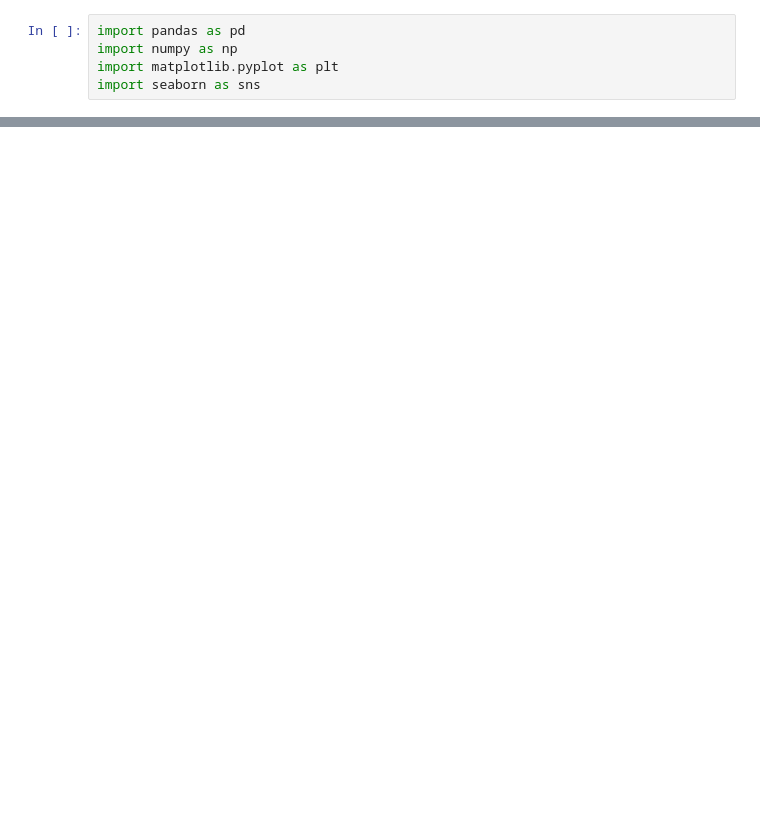
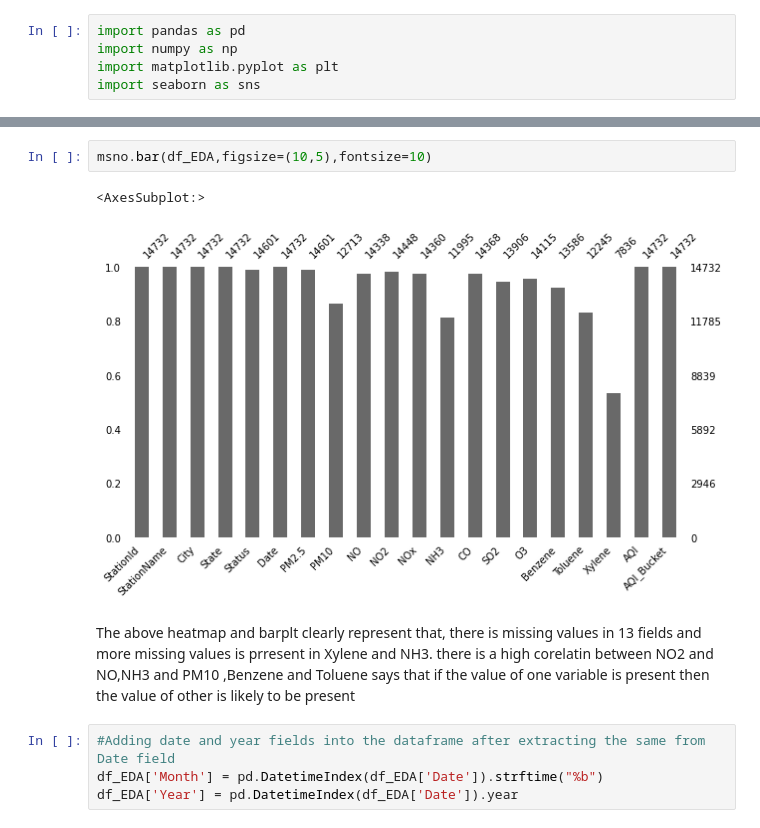
Before and after one commit to harikrish242/ICT_Main_Project, a Jupyter notebook: Air quality index predictor_main_project.ipynb, the cells around one changed output, grey strips where cells are left out. Drawn from its saved outputs; the diff is of its cells as text; blank space fills up the shorter version.

```diff
--- a/Air quality index predictor_main_project.ipynb
+++ b/Air quality index predictor_main_project.ipynb
@@ -40,0 +128,11 @@ df3.shape
+# %%
+msno.bar(df_EDA,figsize=(10,5),fontsize=10)
+# %% [output]
+<AxesSubplot:>
+[figure, added]
+# %% [markdown]
+The above heatmap and barplt clearly represent that, there is missing values in 13 fields and more missing values is prresent in Xylene and NH3. there is a high corelatin between NO2 and NO,NH3 and PM10 ,Benzene and Toluene says that if the value of one variable is present then the value of other is likely to be present
+# %%
+#Adding date and year fields into the dataframe after extracting the same from Date field
+df_EDA['Month'] = pd.DatetimeIndex(df_EDA['Date']).strftime("%b")
+df_EDA['Year'] = pd.DatetimeIndex(df_EDA['Date']).year
```
Also changed, not shown: parts of 31 cells of this notebook.
